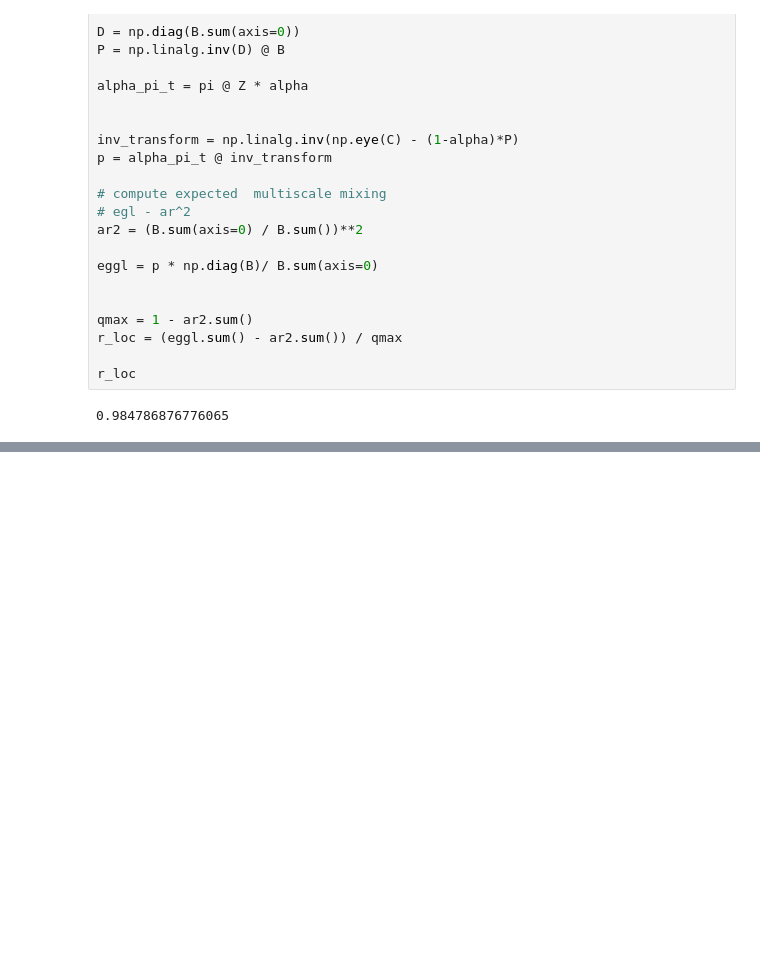
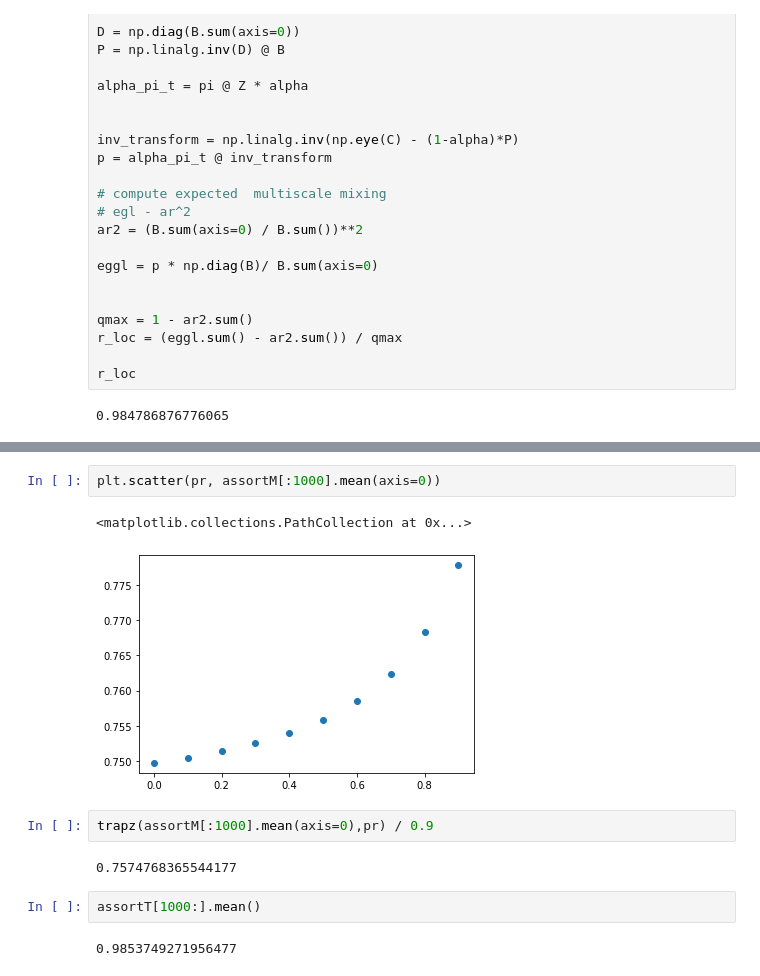
Before and after one commit to rebeku/MultiscaleMixing, a Jupyter notebook: notebooks/DC SBM.ipynb, the cells around one changed output, grey strips where cells are left out. Cells and saved outputs as stored; diff of their text form; blank space fills up the shorter version.

```diff
--- a/notebooks/DC SBM.ipynb
+++ b/notebooks/DC SBM.ipynb
@@ -239,0 +404,13 @@ Z.shape
+# %%
+plt.scatter(pr, assortM[:1000].mean(axis=0))
+# %% [output]
+<matplotlib.collections.PathCollection at 0x...>
+[figure, added]
+# %%
+trapz(assortM[:1000].mean(axis=0),pr) / 0.9
+# %% [output]
+0.7574768365544177
+# %%
+assortT[1000:].mean()
+# %% [output]
+0.9853749271956477
```
Also changed, not shown: parts of 18 cells of this notebook.
